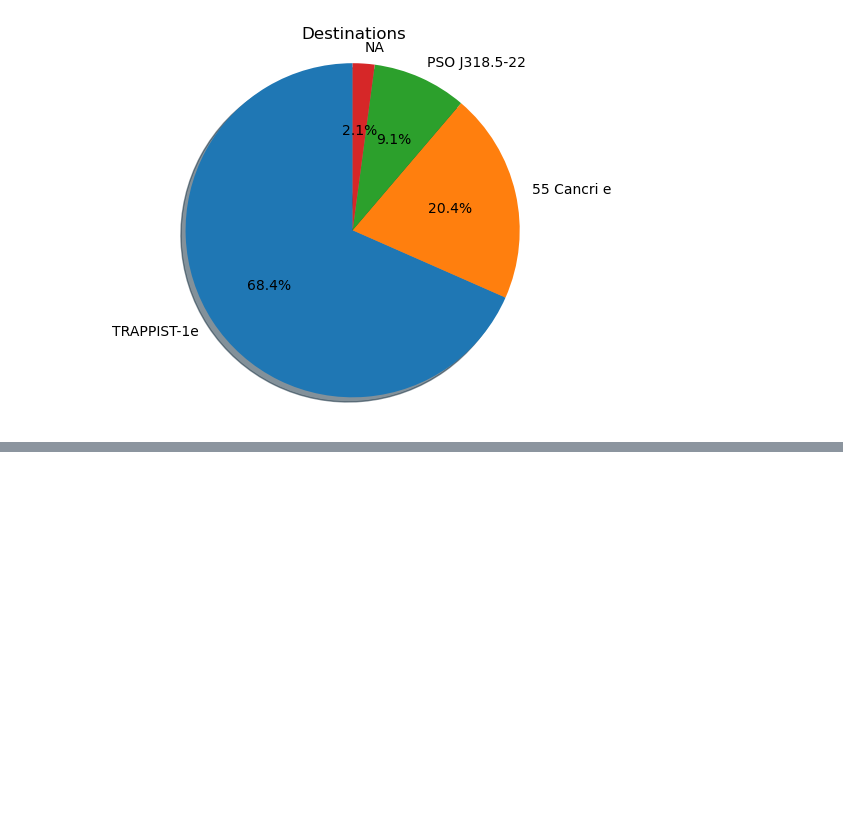
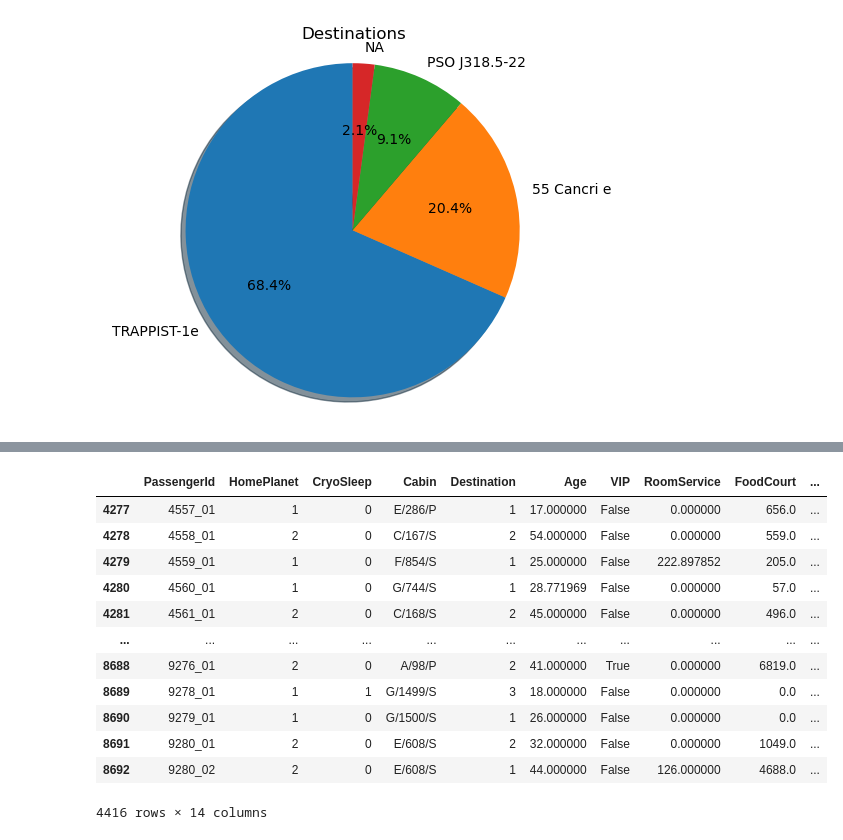
Before and after one commit to lotlouischoitslab/Spaceship_Titanic_Challenge, a Jupyter notebook: Spaceship_Titanic_Code.ipynb, the cells around one changed output, grey strips where cells are left out. Drawn from its saved outputs; the diff is of its cells as text; code cells hidden in the pictures; blank space fills up the shorter version.

```diff
--- a/Spaceship_Titanic_Code.ipynb
+++ b/Spaceship_Titanic_Code.ipynb
@@ -241,0 +267,42 @@ plt.show()
+# %%
+#We are going to convert all the values in the dataframe into numeric values
+def modify_df(df):
+    df['Transported'].replace({False:0,True:1},inplace=True)
+    df['HomePlanet'].replace({"Earth": 1, "Europa": 2, "Mars": 3, "not listed": 4},inplace=True)
+    df['CryoSleep'].replace({False: 0, True: 1},inplace=True)
+    df['Destination'].replace({"TRAPPIST-1e": 1, "55 Cancri e": 2, "PSO J318.5-22": 3, "not listed": 4},inplace=True)
+    #df['Age_group'].replace({"young adult": 1, "child": 2, "middle age": 3, "pensioner": 4},inplace=True)
+    df['VIP'].replace({False: 0, True: 1})
+    #df['Room_Service_group'].replace({"low": 1, "med": 2, "high": 3},inplace=True)
+    #df['Food_Court_group'].replace({"low": 1, "med": 2, "high": 3},inplace=True)
+    #df['Shopping_group'].replace({"low": 1, "med": 2, "high": 3},inplace=True)
+    #df['Spa_group'].replace({"low": 1, "med": 2, "high": 3},inplace=True)
+    #df['VR_group'].replace({"low": 1, "med": 2, "high": 3},inplace=True)
+    return df
+# %%
+from sklearn.model_selection import train_test_split
+
+
+df = modify_df(df)
+train1  = df
+train1['Transported'].replace({False:0,True:1},inplace=True)
+train1.drop(index=df[df['Transported'] == 'NA'].index, inplace=True)
+y = train1['Transported']
+X = df[selected_features][:len(training)]
+X_test = df[selected_features][len(training):]
+# %%
+df
+# %% [output]
+|  | PassengerId | HomePlanet | CryoSleep | Cabin | Destination | Age | VIP | RoomService | FoodCourt | ... |
+| 4277 | 4557_01 | 1 | 0 | E/286/P | 1 | 17.000000 | False | 0.000000 | 656.0 | ... |
+| 4278 | 4558_01 | 2 | 0 | C/167/S | 2 | 54.000000 | False | 0.000000 | 559.0 | ... |
+| 4279 | 4559_01 | 1 | 0 | F/854/S | 1 | 25.000000 | False | 222.897852 | 205.0 | ... |
+| 4280 | 4560_01 | 1 | 0 | G/744/S | 1 | 28.771969 | False | 0.000000 | 57.0 | ... |
+| 4281 | 4561_01 | 2 | 0 | C/168/S | 2 | 45.000000 | False | 0.000000 | 496.0 | ... |
+| ... | ... | ... | ... | ... | ... | ... | ... | ... | ... | ... |
+| 8688 | 9276_01 | 2 | 0 | A/98/P | 2 | 41.000000 | True | 0.000000 | 6819.0 | ... |
+| 8689 | 9278_01 | 1 | 1 | G/1499/S | 3 | 18.000000 | False | 0.000000 | 0.0 | ... |
+| 8690 | 9279_01 | 1 | 0 | G/1500/S | 1 | 26.000000 | False | 0.000000 | 0.0 | ... |
+| 8691 | 9280_01 | 2 | 0 | E/608/S | 2 | 32.000000 | False | 0.000000 | 1049.0 | ... |
+| 8692 | 9280_02 | 2 | 0 | E/608/S | 1 | 44.000000 | False | 126.000000 | 4688.0 | ... |
+4416 rows × 14 columns
```
Also changed, not shown: parts of 10 cells of this notebook.
